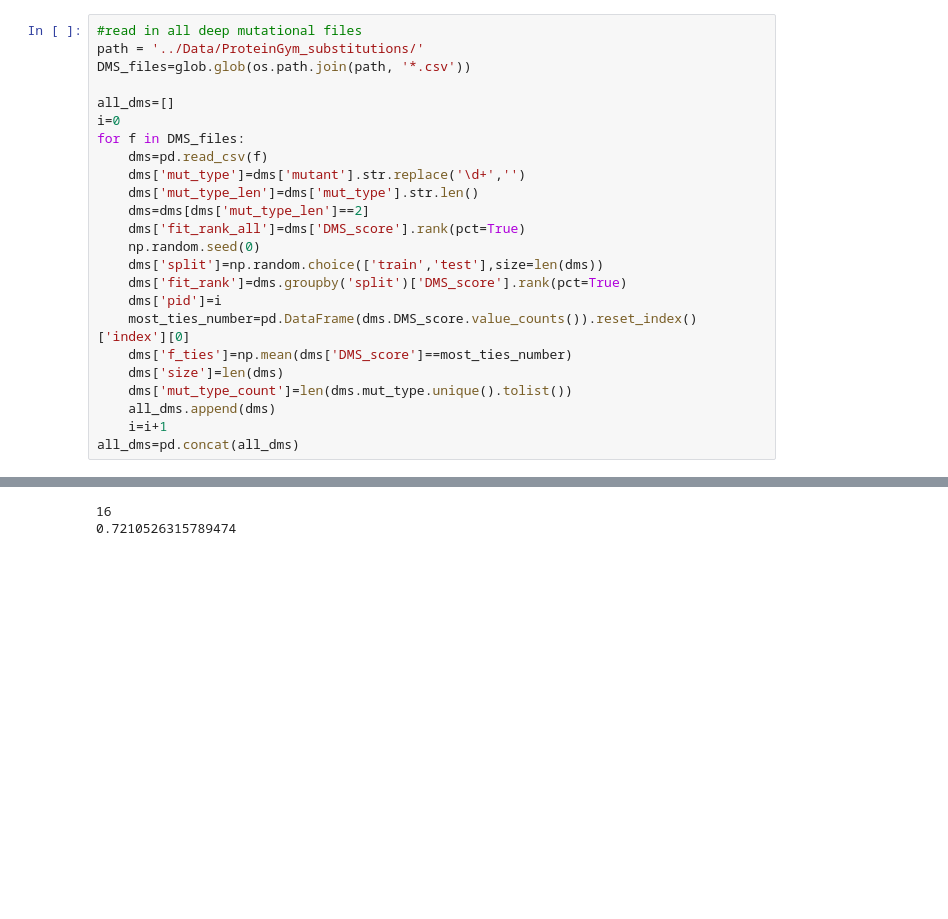
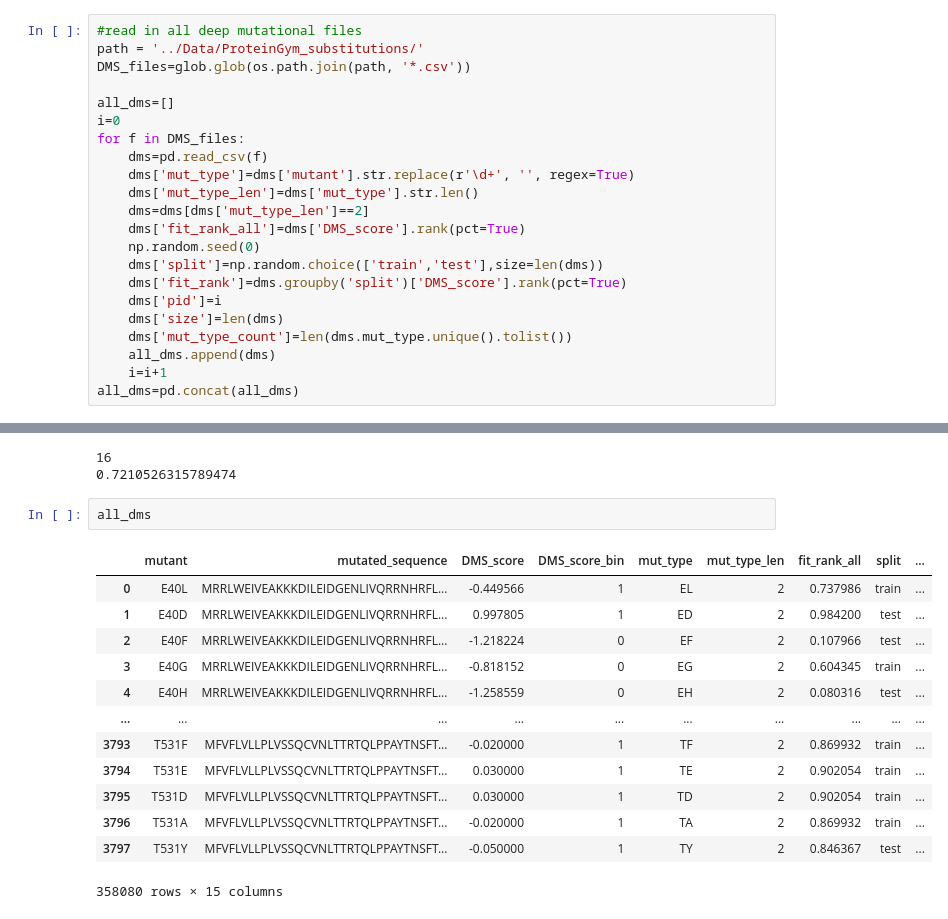
Before and after one commit to mengysun/AA_exchangeability, a Jupyter notebook: Codes/Fig2_and_S1.ipynb, the cells around one changed output, grey strips where cells are left out. Saved outputs shown, nothing was run; the diff lists cells and outputs as text; blank space fills up the shorter version.

```diff
--- a/Codes/Fig2_and_S1.ipynb
+++ b/Codes/Fig2_and_S1.ipynb
@@ -76,7 +76,7 @@ all_dms=[]
 i=0
 for f in DMS_files:
     dms=pd.read_csv(f)
-    dms['mut_type']=dms['mutant'].str.replace('\d+','')
+    dms['mut_type']=dms['mutant'].str.replace(r'\d+', '', regex=True)
     dms['mut_type_len']=dms['mut_type'].str.len()
     dms=dms[dms['mut_type_len']==2]
     dms['fit_rank_all']=dms['DMS_score'].rank(pct=True)
@@ -84,8 +84,6 @@ for f in DMS_files:
     dms['split']=np.random.choice(['train','test'],size=len(dms))
     dms['fit_rank']=dms.groupby('split')['DMS_score'].rank(pct=True)
     dms['pid']=i
-    most_ties_number=pd.DataFrame(dms.DMS_score.value_counts()).reset_index()['index'][0]
-    dms['f_ties']=np.mean(dms['DMS_score']==most_ties_number)
     dms['size']=len(dms)
     dms['mut_type_count']=len(dms.mut_type.unique().tolist())
     all_dms.append(dms)
@@ -235,3 +233,19 @@ print(sym_sig/380)
 # %% [output]
 16
 0.7210526315789474
+# %%
+all_dms
+# %% [output]
+|  | mutant | mutated_sequence | DMS_score | DMS_score_bin | mut_type | mut_type_len | fit_rank_all | split | ... |
+| 0 | E40L | MRRLWEIVEAKKKDILEIDGENLIVQRRNHRFL... | -0.449566 | 1 | EL | 2 | 0.737986 | train | ... |
+| 1 | E40D | MRRLWEIVEAKKKDILEIDGENLIVQRRNHRFL... | 0.997805 | 1 | ED | 2 | 0.984200 | test | ... |
+| 2 | E40F | MRRLWEIVEAKKKDILEIDGENLIVQRRNHRFL... | -1.218224 | 0 | EF | 2 | 0.107966 | test | ... |
+| 3 | E40G | MRRLWEIVEAKKKDILEIDGENLIVQRRNHRFL... | -0.818152 | 0 | EG | 2 | 0.604345 | train | ... |
+| 4 | E40H | MRRLWEIVEAKKKDILEIDGENLIVQRRNHRFL... | -1.258559 | 0 | EH | 2 | 0.080316 | test | ... |
+| ... | ... | ... | ... | ... | ... | ... | ... | ... | ... |
+| 3793 | T531F | MFVFLVLLPLVSSQCVNLTTRTQLPPAYTNSFT... | -0.020000 | 1 | TF | 2 | 0.869932 | train | ... |
+| 3794 | T531E | MFVFLVLLPLVSSQCVNLTTRTQLPPAYTNSFT... | 0.030000 | 1 | TE | 2 | 0.902054 | train | ... |
+| 3795 | T531D | MFVFLVLLPLVSSQCVNLTTRTQLPPAYTNSFT... | 0.030000 | 1 | TD | 2 | 0.902054 | train | ... |
+| 3796 | T531A | MFVFLVLLPLVSSQCVNLTTRTQLPPAYTNSFT... | -0.020000 | 1 | TA | 2 | 0.869932 | train | ... |
+| 3797 | T531Y | MFVFLVLLPLVSSQCVNLTTRTQLPPAYTNSFT... | -0.050000 | 1 | TY | 2 | 0.846367 | test | ... |
+358080 rows × 15 columns
```
